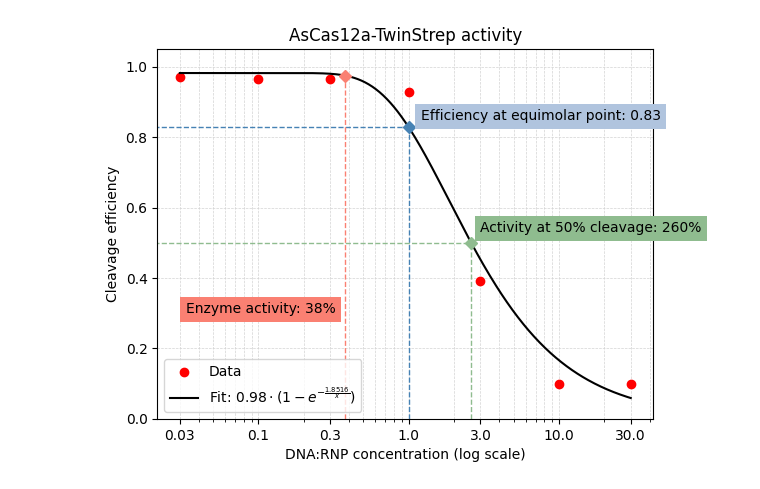
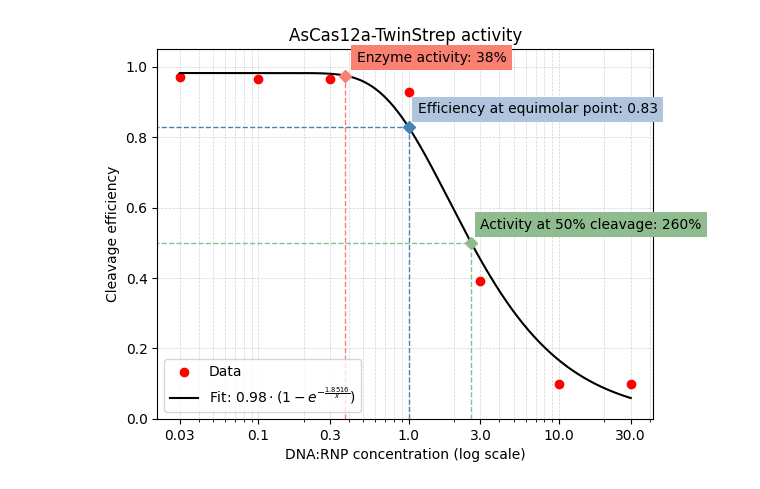
Before and after one commit to JonesLabEU/Biochemistry, a Jupyter notebook: Cleavage assay.ipynb, the cells around one changed output. Drawn from its saved outputs; the diff is of its cells as text; code cells hidden in the pictures.

Commit message:
Improved label positioning

```diff
--- a/Cleavage assay.ipynb
+++ b/Cleavage assay.ipynb
@@ -2,7 +2,6 @@
 import numpy as np
 import matplotlib.pyplot as plt
 import scipy.optimize
-
 
 def model_func(x, a, k):
     """Define the shape of the curve to fit.
@@ -14,7 +13,6 @@ def model_func(x, a, k):
         array-like: Cleavage efficiency based on the model.
     """
     return a * (1 - np.exp(-k / x))
-
 
 # x: DNA to RNP concentration ratio
 # 1 means that DNA concentration is equal to the RNP concentration
@@ -47,39 +45,40 @@ y_eff = model_func(x_eff, a, k)
 plt.vlines(x_eff, 0, y_eff, linestyles='dashed', color='steelblue', lw=1)
 plt.hlines(y_eff, 0, x_eff, linestyles='dashed', color='steelblue', lw=1)
 plt.plot(x_eff, y_eff, 'D', color='steelblue')
-plt.text(x_eff + .2, y_eff + .02,
+# Use a 15% x-offset and a fixed .04 y-offset for labels
+plt.text(1.15 * x_eff, y_eff + .04,
          f'Efficiency at equimolar point: {y_eff:.2f}',
          bbox=dict(facecolor='lightsteelblue', edgecolor='none'),
          fontsize=10, ha='left')
 
 # Enzyme activity is the lowest amount of RNP that completely cleaves target DNA
 # Analytically, this is the maximal curvature point, after which the efficiency starts dropping noticeably
 x_act = .203 * k  # Crude approximation of the elbow point
 y_act = model_func(x_act, a, k)
 plt.vlines(x_act, 0, y_act, linestyles='dashed', color='salmon', lw=1)
 plt.plot(x_act, y_act, 'D', color='salmon')
-plt.text(x_act - .05, .3, f'Enzyme activity: {x_act * 100:.0f}%',
+plt.text(1.2 * x_act, y_act + 0.04, f'Enzyme activity: {x_act * 100:.0f}%',
          bbox=dict(facecolor='salmon', edgecolor='none'),
-         fontsize=10, ha='right')
+         fontsize=10, ha='left')
 
 # Plot activity at 50% cleavage efficiency
 y_50 = .5  # 50% cleavage efficiency
 x_50 = -k / np.log(1 - y_50/a)  # inverse of the model function
 plt.vlines(x_50, 0, y_50, linestyles='dashed', color='darkseagreen', lw=1)
 plt.hlines(y_50, 0, x_50, linestyles='dashed', color='darkseagreen', lw=1)
 plt.plot(x_50, y_50, 'D', color='darkseagreen')
-plt.text(x_50 + .4, y_50 + .03,
+plt.text(1.15 * x_50, y_50 + .04,
          f'Activity at 50% cleavage: {x_50 * 100:.0f}%',
          bbox=dict(facecolor='darkseagreen', edgecolor='none'),
          fontsize=10, ha='left')
 
 plt.xscale('log')
 plt.xticks(x, [str(val) for val in x])
 plt.ylim(0, 1.05)
 plt.xlabel('DNA:RNP concentration (log scale)')
 plt.ylabel('Cleavage efficiency')
 plt.title('AsCas12a-TwinStrep activity')
 plt.legend(loc='lower left')
 plt.grid(True, which='both', ls='--', color='lightgray', linewidth=.5, zorder=1)
 # %% [output]
-[figure, old version]
+[figure, new version]
```
